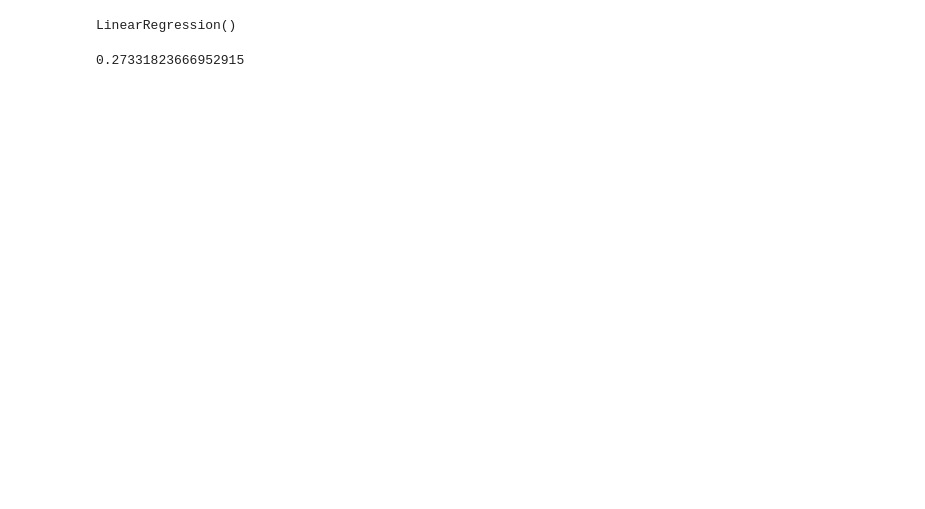
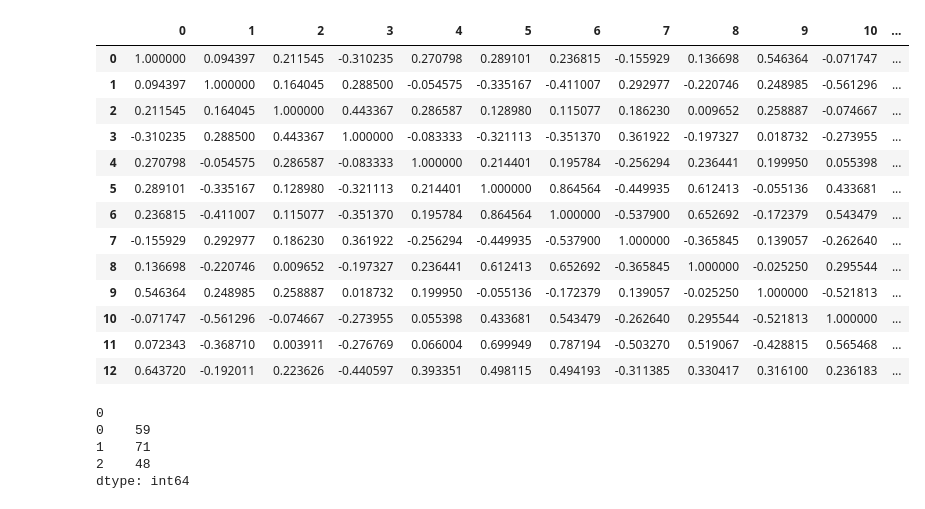
Before and after one commit to sire-ambrose/wine-quality, a Jupyter notebook: wine.ipynb, the cells around one changed output. Cells and saved outputs as stored; diff of their text form; code cells hidden in the pictures; blank space fills up the shorter version.

```diff
--- a/wine.ipynb
+++ b/wine.ipynb
@@ -106,12 +0,0 @@ plt.scatter(wine["quality"], wine["alcohol"])
-# %%
-from sklearn.linear_model import LinearRegression
-from sklearn.model_selection import train_test_split
-x_train, x_test, y_train, y_test= train_test_split(X,Y, test_size=0.3)
-linear=LinearRegression()
-linear.fit(x_train, y_train)
-# %% [output]
-LinearRegression()
-# %%
-linear.score(x_test, y_test)
-# %% [output]
-0.27331823666952915
@@ -117,0 +7,2 @@ linear.score(x_test, y_test)
+# %%
+wine=load_wine()
@@ -117,0 +13,25 @@ linear.score(x_test, y_test)
+# %%
+pd.DataFrame(wine['data']).corr()
+# %% [output]
+|  | 0 | 1 | 2 | 3 | 4 | 5 | 6 | 7 | 8 | 9 | 10 | ... |
+| 0 | 1.000000 | 0.094397 | 0.211545 | -0.310235 | 0.270798 | 0.289101 | 0.236815 | -0.155929 | 0.136698 | 0.546364 | -0.071747 | ... |
+| 1 | 0.094397 | 1.000000 | 0.164045 | 0.288500 | -0.054575 | -0.335167 | -0.411007 | 0.292977 | -0.220746 | 0.248985 | -0.561296 | ... |
+| 2 | 0.211545 | 0.164045 | 1.000000 | 0.443367 | 0.286587 | 0.128980 | 0.115077 | 0.186230 | 0.009652 | 0.258887 | -0.074667 | ... |
+| 3 | -0.310235 | 0.288500 | 0.443367 | 1.000000 | -0.083333 | -0.321113 | -0.351370 | 0.361922 | -0.197327 | 0.018732 | -0.273955 | ... |
+| 4 | 0.270798 | -0.054575 | 0.286587 | -0.083333 | 1.000000 | 0.214401 | 0.195784 | -0.256294 | 0.236441 | 0.199950 | 0.055398 | ... |
+| 5 | 0.289101 | -0.335167 | 0.128980 | -0.321113 | 0.214401 | 1.000000 | 0.864564 | -0.449935 | 0.612413 | -0.055136 | 0.433681 | ... |
+| 6 | 0.236815 | -0.411007 | 0.115077 | -0.351370 | 0.195784 | 0.864564 | 1.000000 | -0.537900 | 0.652692 | -0.172379 | 0.543479 | ... |
+| 7 | -0.155929 | 0.292977 | 0.186230 | 0.361922 | -0.256294 | -0.449935 | -0.537900 | 1.000000 | -0.365845 | 0.139057 | -0.262640 | ... |
+| 8 | 0.136698 | -0.220746 | 0.009652 | -0.197327 | 0.236441 | 0.612413 | 0.652692 | -0.365845 | 1.000000 | -0.025250 | 0.295544 | ... |
+| 9 | 0.546364 | 0.248985 | 0.258887 | 0.018732 | 0.199950 | -0.055136 | -0.172379 | 0.139057 | -0.025250 | 1.000000 | -0.521813 | ... |
+| 10 | -0.071747 | -0.561296 | -0.074667 | -0.273955 | 0.055398 | 0.433681 | 0.543479 | -0.262640 | 0.295544 | -0.521813 | 1.000000 | ... |
+| 11 | 0.072343 | -0.368710 | 0.003911 | -0.276769 | 0.066004 | 0.699949 | 0.787194 | -0.503270 | 0.519067 | -0.428815 | 0.565468 | ... |
+| 12 | 0.643720 | -0.192011 | 0.223626 | -0.440597 | 0.393351 | 0.498115 | 0.494193 | -0.311385 | 0.330417 | 0.316100 | 0.236183 | ... |
+# %%
+pd.DataFrame(wine['target']).groupby(0).size()
+# %% [output]
+0
+0    59
+1    71
+2    48
+dtype: int64
```
Also changed, not shown: parts of 40 cells of this notebook.
